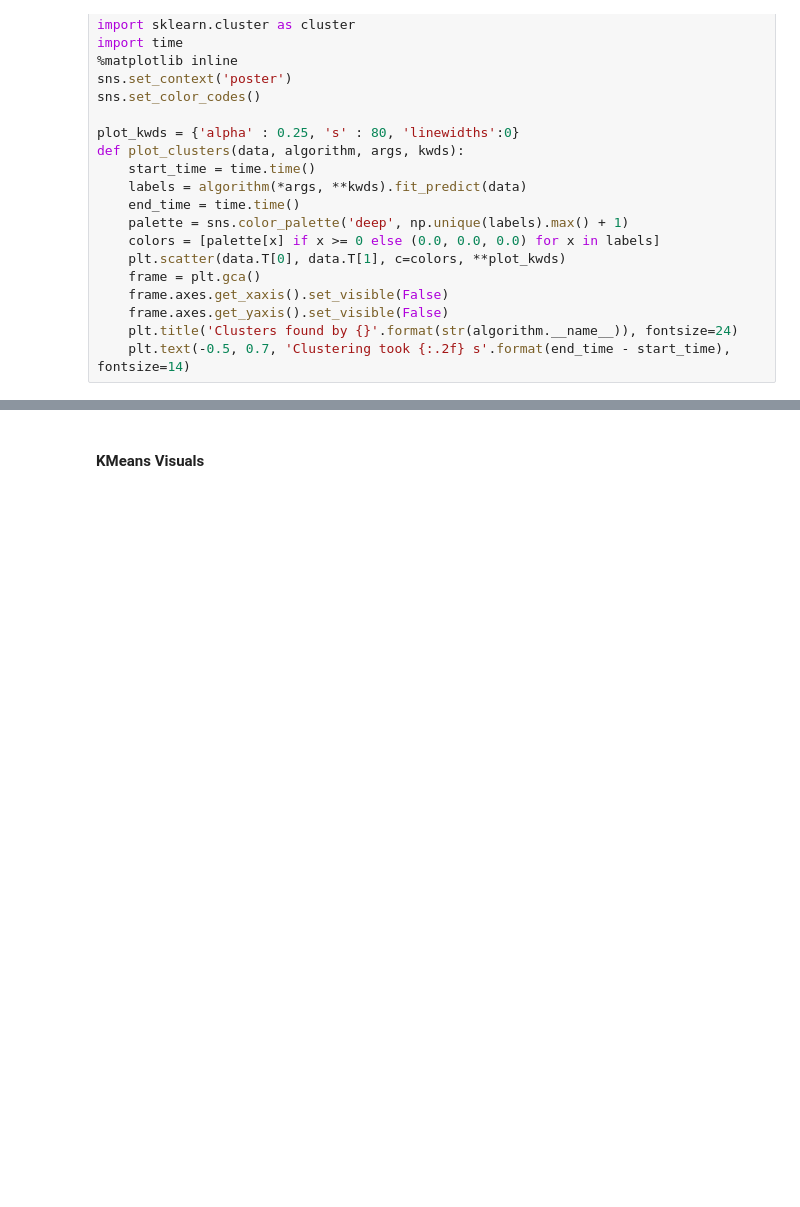
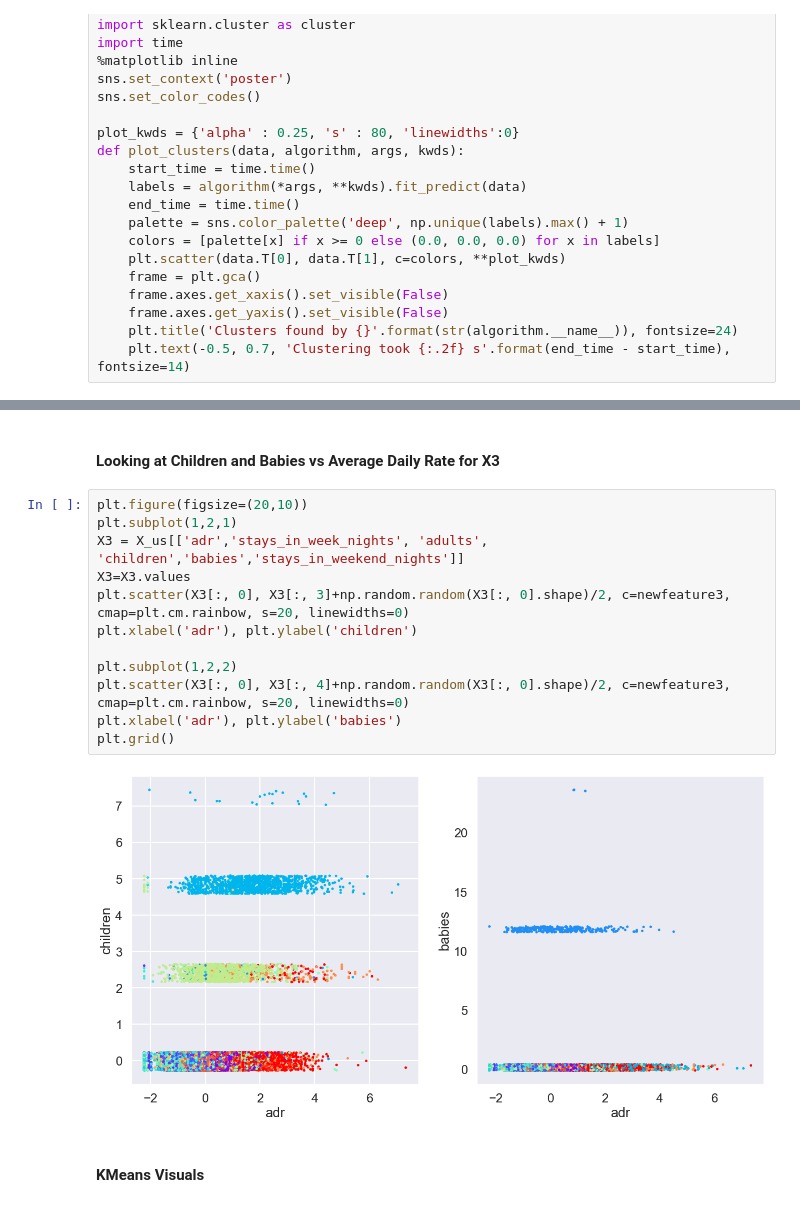
Before and after one commit to sajmera9/MachineLearning1, a Jupyter notebook: Lab 3 - Clustering/Hotel Notebook Final - Satvik .ipynb, the cells around one changed output, grey strips where cells are left out. Saved outputs shown, nothing was run; the diff lists cells and outputs as text; blank space fills up the shorter version.

```diff
--- a/Lab 3 - Clustering/Hotel Notebook Final - Satvik .ipynb
+++ b/Lab 3 - Clustering/Hotel Notebook Final - Satvik .ipynb
@@ -1297,3 +1337,19 @@ plt.grid()
+# %% [markdown]
+#### Looking at Children and Babies vs Average Daily Rate for X3
+# %%
+plt.figure(figsize=(20,10))
+plt.subplot(1,2,1)
+X3 = X_us[['adr','stays_in_week_nights', 'adults', 'children','babies','stays_in_weekend_nights']]
+X3=X3.values
+plt.scatter(X3[:, 0], X3[:, 3]+np.random.random(X3[:, 0].shape)/2, c=newfeature3, cmap=plt.cm.rainbow, s=20, linewidths=0)
+plt.xlabel('adr'), plt.ylabel('children')
+
+plt.subplot(1,2,2)
+plt.scatter(X3[:, 0], X3[:, 4]+np.random.random(X3[:, 0].shape)/2, c=newfeature3, cmap=plt.cm.rainbow, s=20, linewidths=0)
+plt.xlabel('adr'), plt.ylabel('babies')
+plt.grid()
+# %% [output]
+[figure, added]
 # %% [markdown]
 #### KMeans Visuals
 # %%
```
Also changed, not shown: parts of 68 cells of this notebook.
